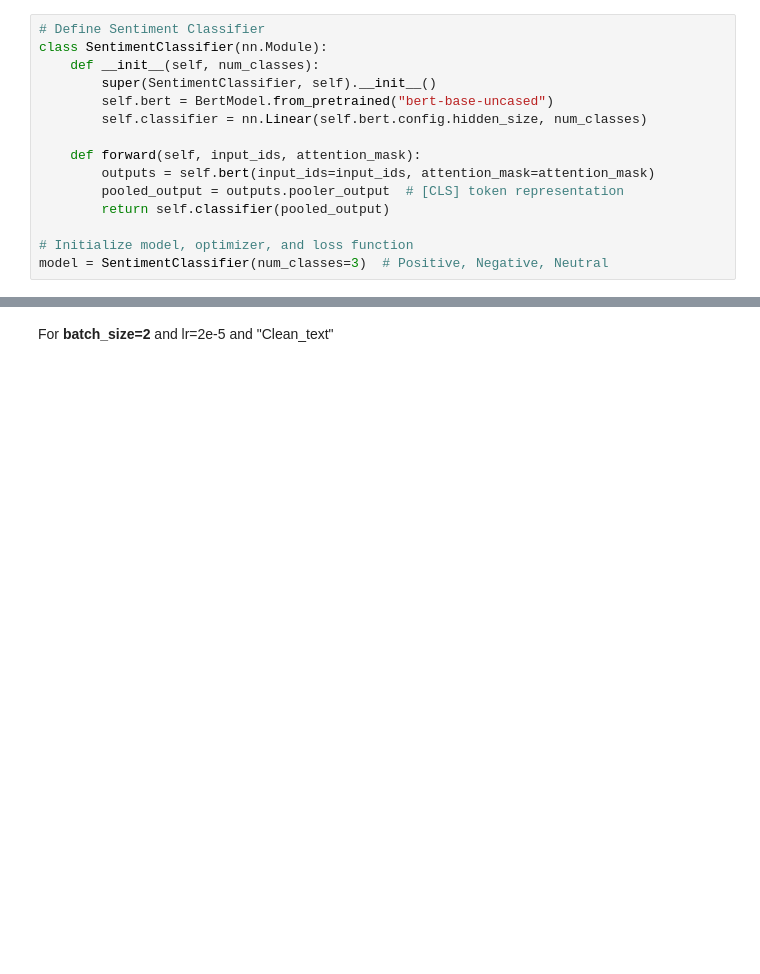
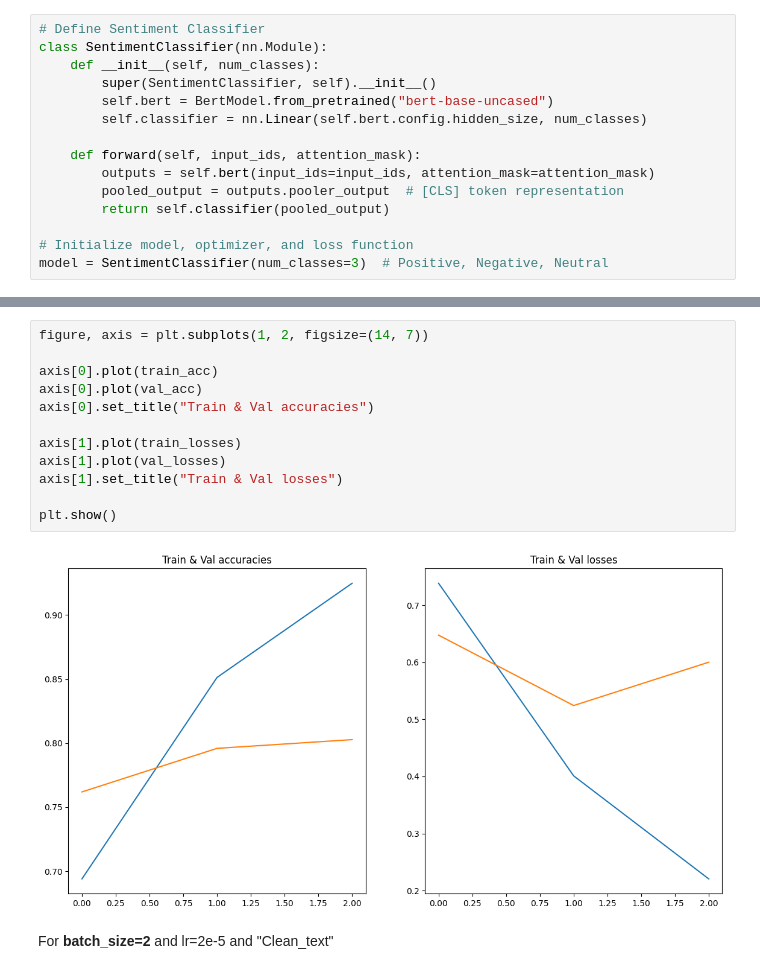
Before and after one commit to natoo77/SocialMediaSentiment, a Jupyter notebook: Social_media_sentiment_analysis.ipynb, the cells around one changed output, grey strips where cells are left out. Cells and saved outputs as stored; diff of their text form; blank space fills up the shorter version.

```diff
--- a/Social_media_sentiment_analysis.ipynb
+++ b/Social_media_sentiment_analysis.ipynb
@@ -784,3 +849,17 @@ Step 110/293: Loss = 0.2013
+# %%
+figure, axis = plt.subplots(1, 2, figsize=(14, 7))
+
+axis[0].plot(train_acc)
+axis[0].plot(val_acc)
+axis[0].set_title("Train & Val accuracies")
+
+axis[1].plot(train_losses)
+axis[1].plot(val_losses)
+axis[1].set_title("Train & Val losses")
+
+plt.show()
+# %% [output]
+[figure, added]
 # %% [markdown]
 For **batch_size=2** and lr=2e-5 and "Clean_text"
 # %%
```
Also changed, not shown: parts of 12 cells of this notebook.
